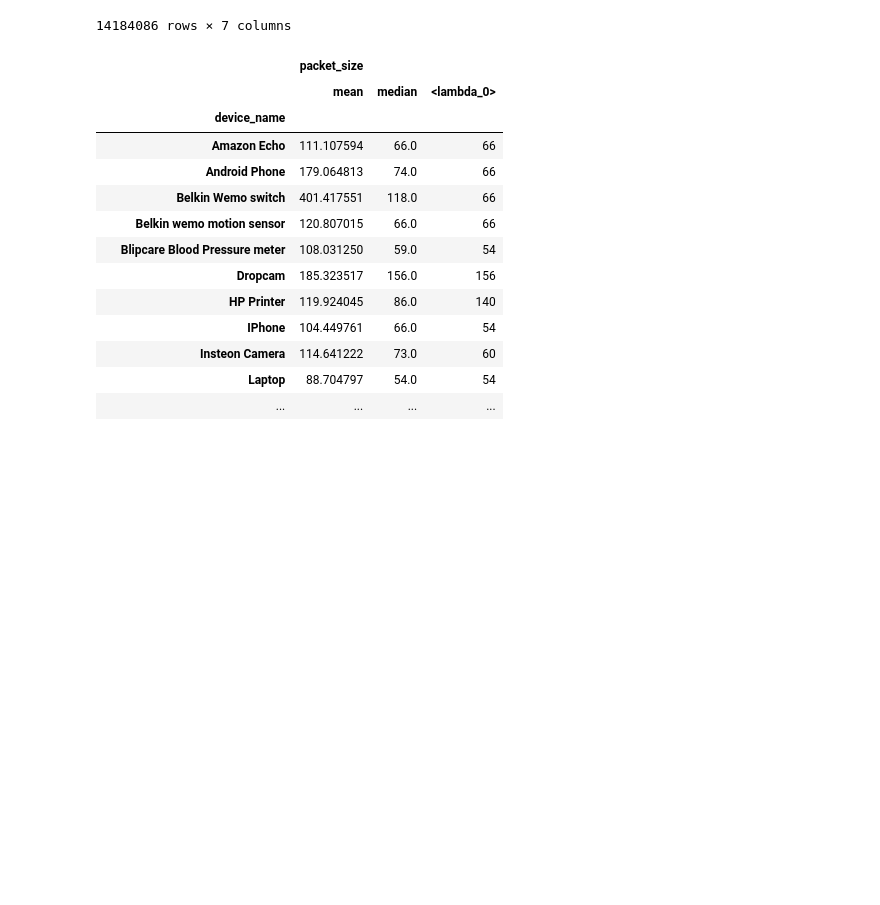
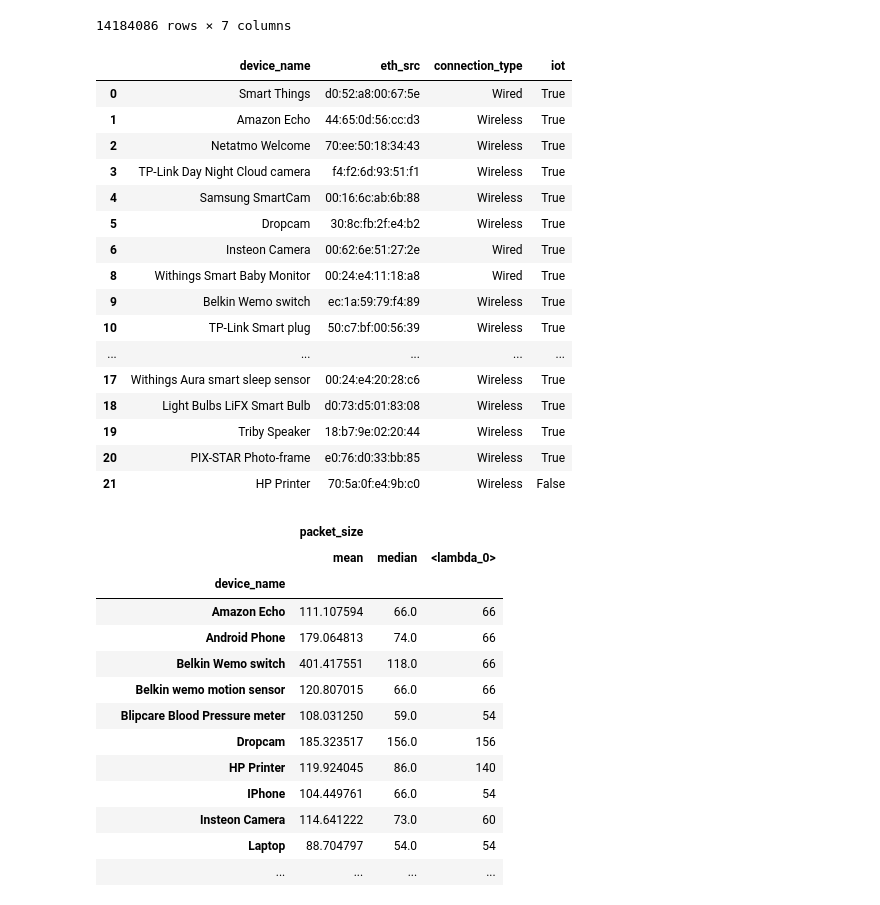
Before and after one commit to cochaviz/iot_classifier, a Jupyter notebook: classifier.ipynb, the cells around one changed output. Saved outputs shown, nothing was run; the diff lists cells and outputs as text; code cells hidden in the pictures; blank space fills up the shorter version.

Commit message:
Select only devices that are included by the paper

```diff
--- a/classifier.ipynb
+++ b/classifier.ipynb
@@ -58,6 +58,34 @@ data
 | 4918281 | 4948804 | 1476242930915685888 | 1434 | 14:cc:20:51:33:ea | NaN | Raw | False |
 | 4918282 | 4948805 | 1476242930915865856 | 1306 | 14:cc:20:51:33:ea | NaN | Raw | False |
 14184086 rows × 7 columns
+# %%
+def devices(df : pd.DataFrame, all : bool) -> pd.DataFrame:
+    if not all :
+        return df[df['incl']].drop('incl', axis=1)
+    else :
+        return df.drop('incl', axis=1)
+
+devices = devices(pd.read_csv("./data/list_of_devices.csv"), False)
+
+devices
+# %% [output]
+|  | device_name | eth_src | connection_type | iot |
+| 0 | Smart Things | d0:52:a8:00:67:5e | Wired | True |
+| 1 | Amazon Echo | 44:65:0d:56:cc:d3 | Wireless | True |
+| 2 | Netatmo Welcome | 70:ee:50:18:34:43 | Wireless | True |
+| 3 | TP-Link Day Night Cloud camera | f4:f2:6d:93:51:f1 | Wireless | True |
+| 4 | Samsung SmartCam | 00:16:6c:ab:6b:88 | Wireless | True |
+| 5 | Dropcam | 30:8c:fb:2f:e4:b2 | Wireless | True |
+| 6 | Insteon Camera | 00:62:6e:51:27:2e | Wired | True |
+| 8 | Withings Smart Baby Monitor | 00:24:e4:11:18:a8 | Wired | True |
+| 9 | Belkin Wemo switch | ec:1a:59:79:f4:89 | Wireless | True |
+| 10 | TP-Link Smart plug | 50:c7:bf:00:56:39 | Wireless | True |
+| ... | ... | ... | ... | ... |
+| 17 | Withings Aura smart sleep sensor | 00:24:e4:20:28:c6 | Wireless | True |
+| 18 | Light Bulbs LiFX Smart Bulb | d0:73:d5:01:83:08 | Wireless | True |
+| 19 | Triby Speaker | 18:b7:9e:02:20:44 | Wireless | True |
+| 20 | PIX-STAR Photo-frame | e0:76:d0:33:bb:85 | Wireless | True |
+| 21 | HP Printer | 70:5a:0f:e4:9b:c0 | Wireless | False |
 # %%
 def mode_mean_med(df: pd.DataFrame, devices: pd.DataFrame):
     """Calculate the mode, mean, and median of a window"""
```
Also changed, not shown: parts of 1 cell of this notebook.
